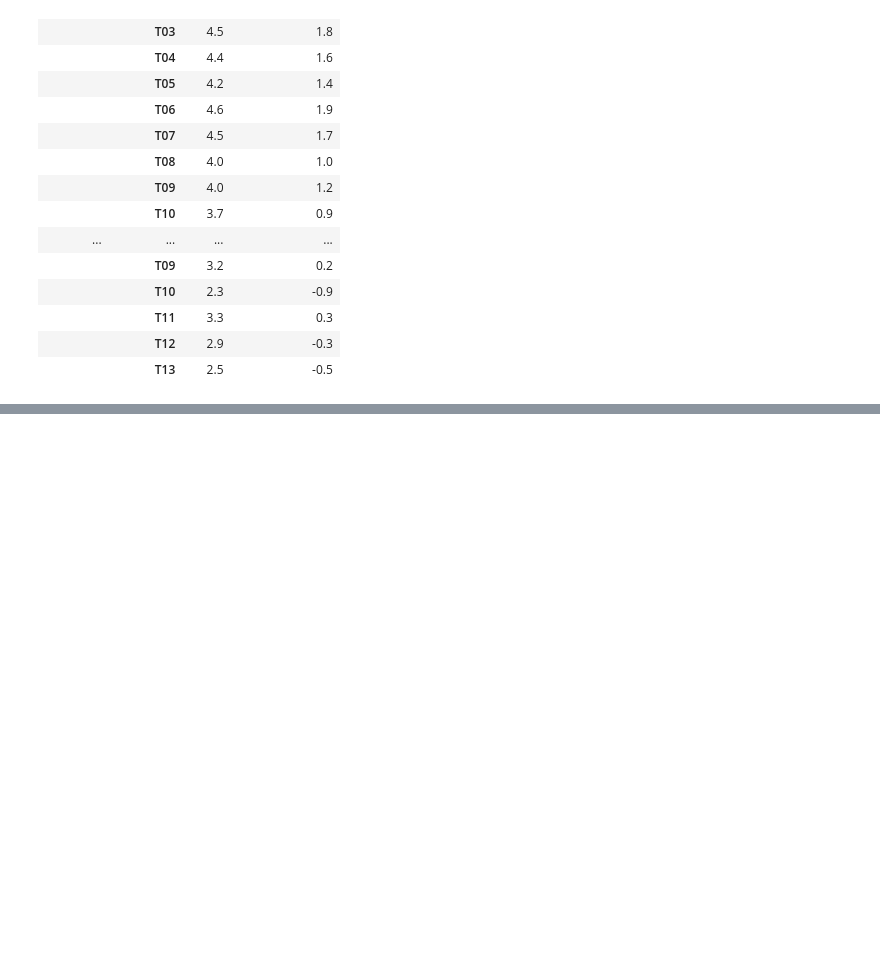
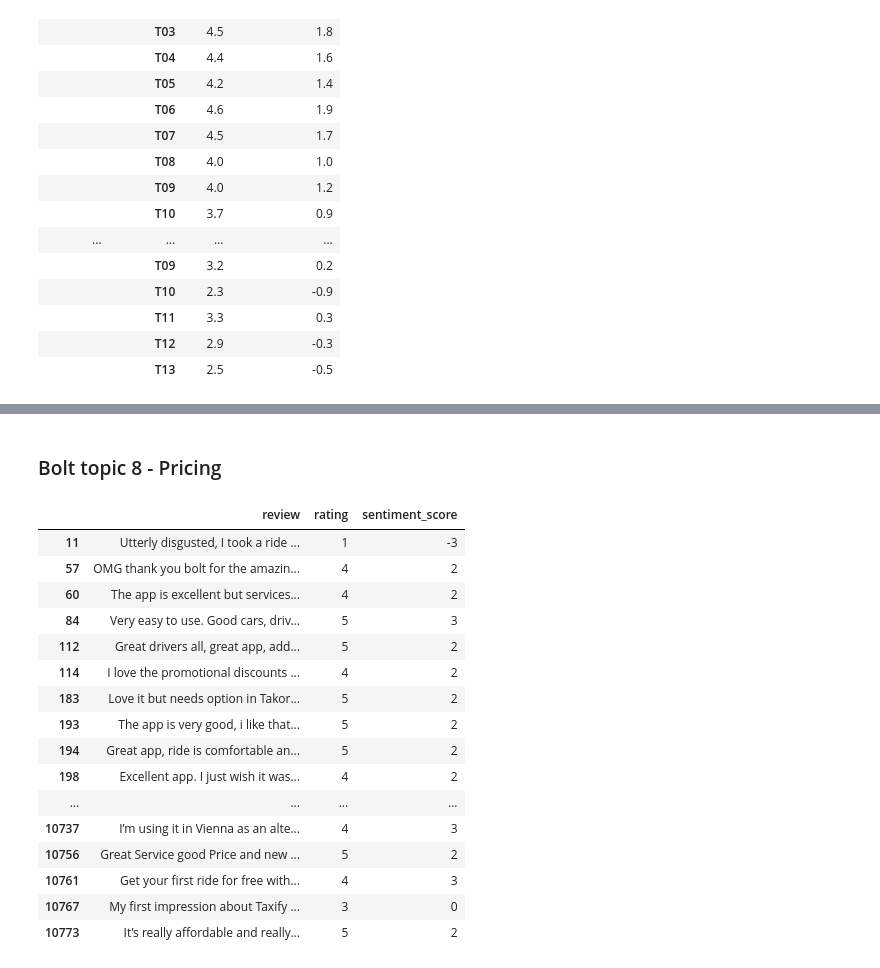
Before and after one commit to enliktjioe/master-thesis-2021, a Jupyter notebook: notebooks/LDA_Mallet_ALL_P3_ResultAnalysis.ipynb, the cells around one changed output, grey strips where cells are left out. Saved outputs shown, nothing was run; the diff lists cells and outputs as text; code cells hidden in the pictures; blank space fills up the shorter version.

```diff
--- a/notebooks/LDA_Mallet_ALL_P3_ResultAnalysis.ipynb
+++ b/notebooks/LDA_Mallet_ALL_P3_ResultAnalysis.ipynb
@@ -370,0 +393,22 @@ df_avg
+# %% [markdown]
+### Bolt topic 8 - Pricing
+# %%
+df_dominant_topic_m_sentiment[(df_dominant_topic_m_sentiment['Dominant_Topic'] == 8) & (df_dominant_topic_m_sentiment['appName'] == 'bolt')][['review','rating','sentiment_score']]
+# %% [output]
+|  | review | rating | sentiment_score |
+| 11 | Utterly disgusted, I took a ride ... | 1 | -3 |
+| 57 | OMG thank you bolt for the amazin... | 4 | 2 |
+| 60 | The app is excellent but services... | 4 | 2 |
+| 84 | Very easy to use. Good cars, driv... | 5 | 3 |
+| 112 | Great drivers all, great app, add... | 5 | 2 |
+| 114 | I love the promotional discounts ... | 4 | 2 |
+| 183 | Love it but needs option in Takor... | 5 | 2 |
+| 193 | The app is very good, i like that... | 5 | 2 |
+| 194 | Great app, ride is comfortable an... | 5 | 2 |
+| 198 | Excellent app. I just wish it was... | 4 | 2 |
+| ... | ... | ... | ... |
+| 10737 | I’m using it in Vienna as an alte... | 4 | 3 |
+| 10756 | Great Service good Price and new ... | 5 | 2 |
+| 10761 | Get your first ride for free with... | 4 | 3 |
+| 10767 | My first impression about Taxify ... | 3 | 0 |
+| 10773 | It’s really affordable and really... | 5 | 2 |
```
Also changed, not shown: parts of 4 cells of this notebook.
